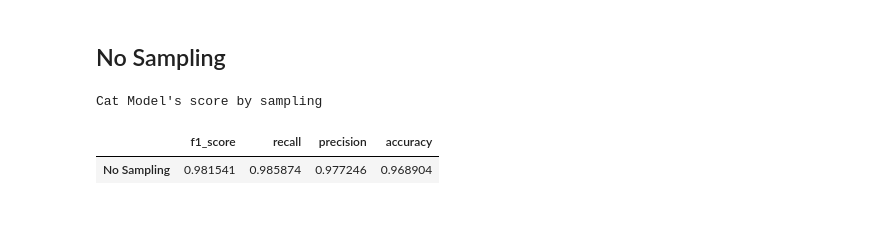
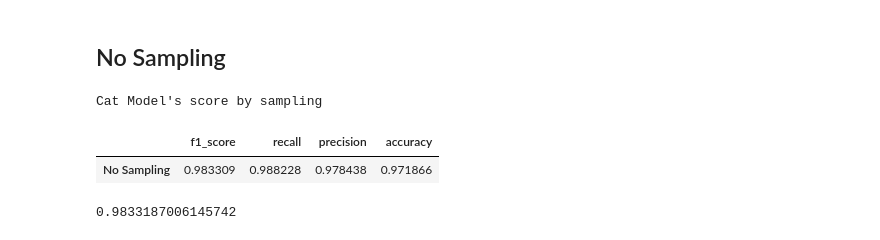
Before and after one commit to YJ-97/-Prediction-Customer-Attrition, a Jupyter notebook: modeling_column_all/CatBoost.ipynb, the cells around one changed output. Cells and saved outputs as stored; diff of their text form; code cells hidden in the pictures.

```diff
--- a/modeling_column_all/CatBoost.ipynb
+++ b/modeling_column_all/CatBoost.ipynb
@@ -341,31 +327,50 @@ Cat Model's score by sampling
 # %%
 columns = ['f1_score', 'recall', 'precision', 'accuracy']
 No_Sampling = pd.DataFrame(columns=columns)
 
 random.seed(42)
 
 x_train, x_test, y_train, y_test = train_test_split(input, target, test_size=0.2, random_state=42)
 
 ss = StandardScaler()
-x_train_ss = ss.fit_transform(x_train)
-x_test_ss = ss.fit_transform(x_test)
+x_train = ss.fit_transform(x_train)
+x_test = ss.fit_transform(x_test)
 
 ## CatBoost는 cat_features에 문자열 인덱스를 넣어주면 알아서 라벨링해주는 기능이 있다.
 cat = CatBoostClassifier(iterations=100, random_state=42,verbose=0)
 cat.fit(x_train, y_train) #, cat_features=object_col
 pred = cat.predict(x_test)
 
 acc = accuracy_score(y_test, pred)
 recall = recall_score(y_test, pred)
 precision = precision_score(y_test, pred)
 f1 = f1_score(y_test, pred)
 
 No_Sampling.loc['No Sampling'] = [f1, recall, precision, acc]
 
 print("Cat Model's score by sampling")
 No_Sampling.sort_values(['f1_score', 'recall', 'precision', 'accuracy'], ascending=False, inplace=True)
 No_Sampling.head(10)
 # %% [output]
 Cat Model's score by sampling
 |  | f1_score | recall | precision | accuracy |
-| No Sampling | 0.981541 | 0.985874 | 0.977246 | 0.968904 |
+| No Sampling | 0.983309 | 0.988228 | 0.978438 | 0.971866 |
+# %%
+x_train, x_test, y_train, y_test = train_test_split(input, target, random_state=42, test_size=0.2)
+
+ss = StandardScaler()
+x_train_ss = ss.fit_transform(x_train)
+x_test_ss = ss.fit_transform(x_test)
+
+cat = CatBoostClassifier(random_state=42, verbose=0)
+cat.fit(x_train_ss, y_train)
+pred = cat.predict(x_test_ss)
+
+acc = accuracy_score(y_test, pred)
+recall = recall_score(y_test, pred)
+precision = precision_score(y_test, pred)
+f1 = f1_score(y_test, pred)
+
+print(f1)
+# %% [output]
+0.9833187006145742
```
Also changed, not shown: parts of 3 cells of this notebook, 6 other files.
